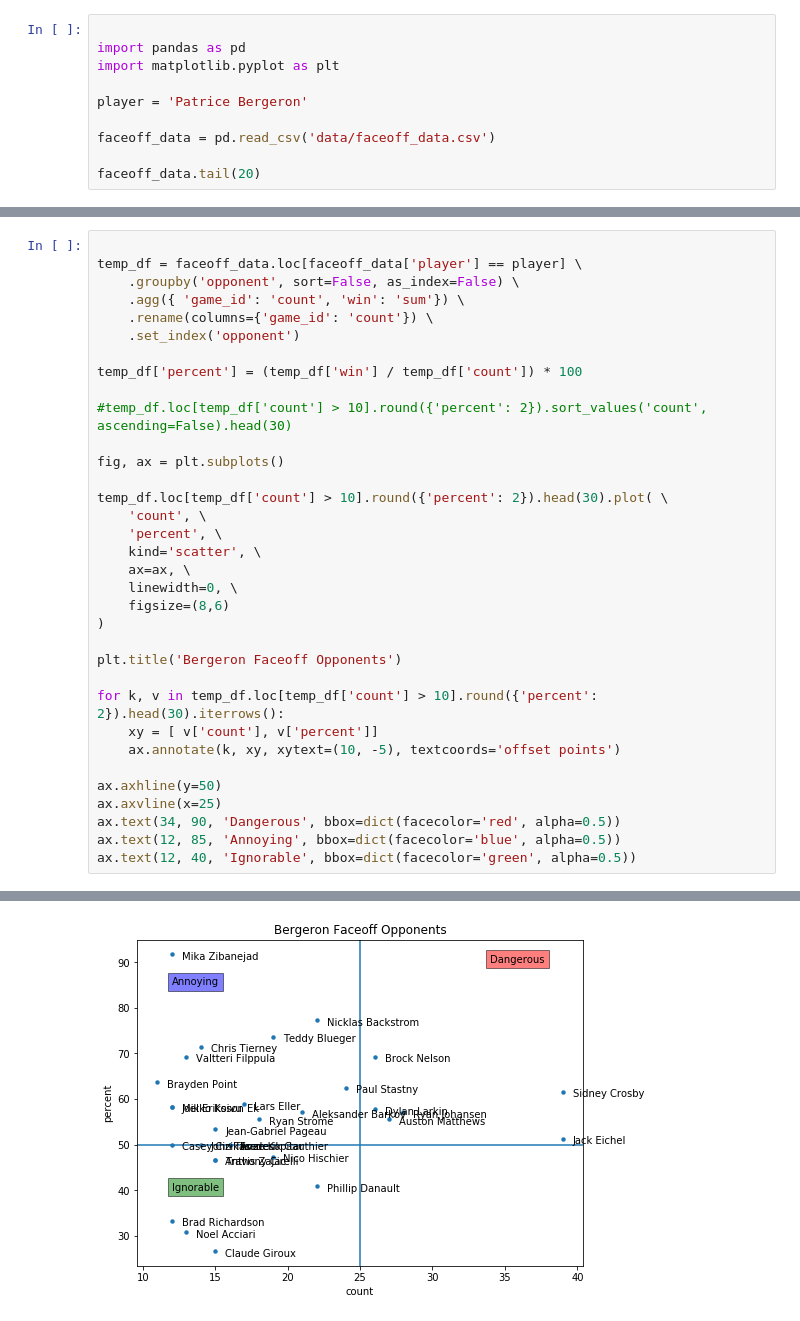
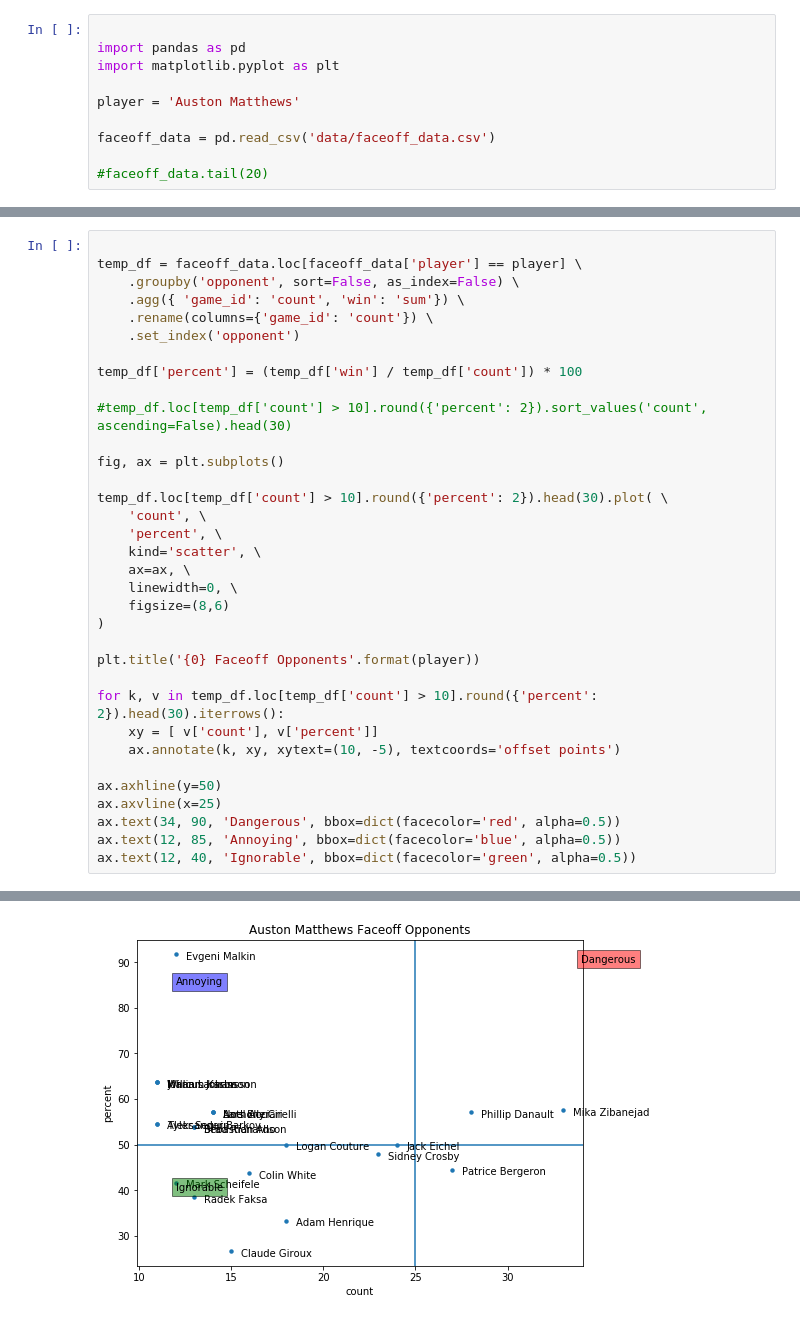
Before and after one commit to GaryRogers/nhl_sandbox, a Jupyter notebook: notebook_faceoff.ipynb, the cells around one changed output, grey strips where cells are left out. Saved outputs shown, nothing was run; the diff lists cells and outputs as text.

```diff
--- a/notebook_faceoff.ipynb
+++ b/notebook_faceoff.ipynb
@@ -3,8 +3,8 @@
 import pandas as pd
 import matplotlib.pyplot as plt
 
-player = 'Patrice Bergeron'
+player = 'Auston Matthews'
 
 faceoff_data = pd.read_csv('data/faceoff_data.csv')
 
-faceoff_data.tail(20)
+#faceoff_data.tail(20)
@@ -34,32 +16,32 @@ temp_df = faceoff_data.loc[faceoff_data['player'] == player] \
     .rename(columns={'game_id': 'count'}) \
     .set_index('opponent')
 
 temp_df['percent'] = (temp_df['win'] / temp_df['count']) * 100
 
 #temp_df.loc[temp_df['count'] > 10].round({'percent': 2}).sort_values('count', ascending=False).head(30)
 
 fig, ax = plt.subplots()
 
 temp_df.loc[temp_df['count'] > 10].round({'percent': 2}).head(30).plot( \
     'count', \
     'percent', \
     kind='scatter', \
     ax=ax, \
     linewidth=0, \
     figsize=(8,6)
 )
 
-plt.title('Bergeron Faceoff Opponents')
+plt.title('{0} Faceoff Opponents'.format(player))
 
 for k, v in temp_df.loc[temp_df['count'] > 10].round({'percent': 2}).head(30).iterrows():
     xy = [ v['count'], v['percent']]
     ax.annotate(k, xy, xytext=(10, -5), textcoords='offset points')
 
 ax.axhline(y=50)
 ax.axvline(x=25)
 ax.text(34, 90, 'Dangerous', bbox=dict(facecolor='red', alpha=0.5))
 ax.text(12, 85, 'Annoying', bbox=dict(facecolor='blue', alpha=0.5))
 ax.text(12, 40, 'Ignorable', bbox=dict(facecolor='green', alpha=0.5))
 # %% [output]
 Text(12, 40, 'Ignorable')
-[figure, old version]
+[figure, new version]
```
Also changed, not shown: parts of 1 cell of this notebook, 8 other files.
